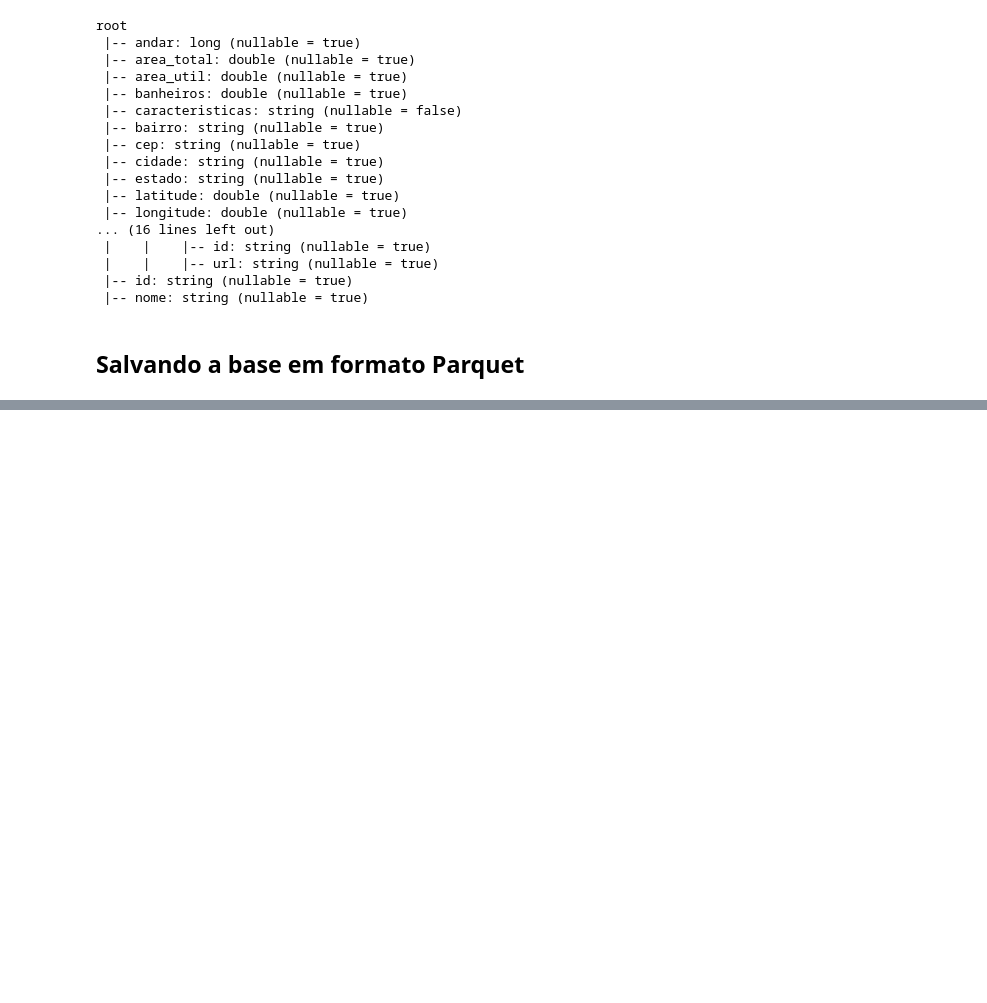
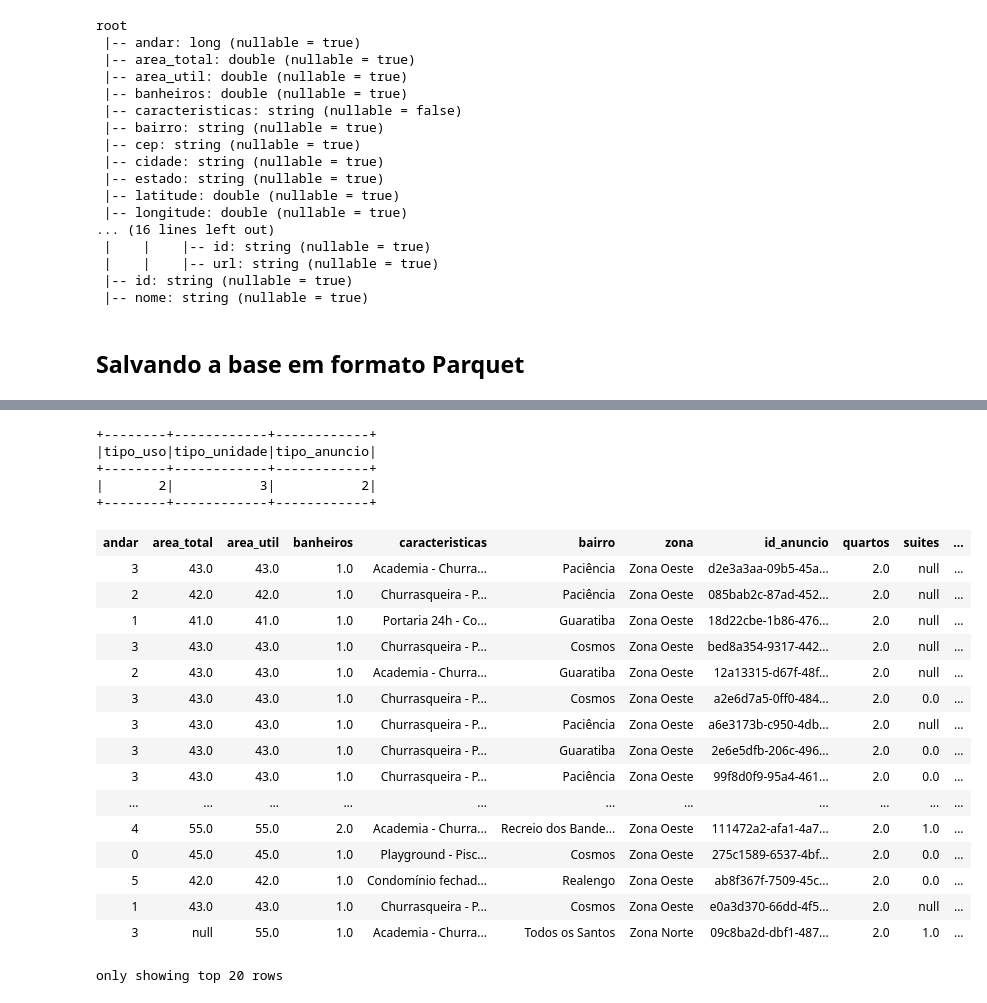
Before and after one commit to marcelinoandre/challengedatascience_2022_nov, a Jupyter notebook: InsightPlaces.ipynb, the cells around one changed output, grey strips where cells are left out. Drawn from its saved outputs; the diff is of its cells as text; code cells hidden in the pictures; blank space fills up the shorter version.

```diff
--- a/InsightPlaces.ipynb
+++ b/InsightPlaces.ipynb
@@ -184,0 +195,7 @@ data_in_prepared.write.mode('overwrite').parquet('./data/data_in_prepared')
+# %%
+# Novo inicio de partida para as analises
+
+data_in_prepared = (
+    spark.read.format('parquet')
+    .load('data/data_in_prepared/')
+)
@@ -184,0 +218,8 @@ data_in_prepared.write.mode('overwrite').parquet('./data/data_in_prepared')
+# %%
+count_unique_records(data_select_tmp)
+# %% [output]
++--------+------------+------------+
+|tipo_uso|tipo_unidade|tipo_anuncio|
++--------+------------+------------+
+|       2|           3|           2|
++--------+------------+------------+
@@ -184,0 +230,41 @@ data_in_prepared.write.mode('overwrite').parquet('./data/data_in_prepared')
+# %%
+# Efetuando o Filtro
+
+data_in_prepared = (
+    data_in_prepared.where(
+        (data_in_prepared.tipo_uso == 'Residencial')
+        & (data_in_prepared.tipo_unidade == 'Apartamento')
+        & (data_in_prepared.tipo_anuncio == 'Usado')
+    )
+)
+# %%
+data_in_prepared = (
+    data_in_prepared
+    .drop('cep')
+    .drop('cidade')
+    .drop('estado')
+    .drop('latitude')
+    .drop('longitude')
+    .drop('pais')
+    .drop('rua')
+)
+# %%
+data_in_prepared
+# %% [output]
+| andar | area_total | area_util | banheiros | caracteristicas | bairro | zona | id_anuncio | quartos | suites | ... |
+| 3 | 43.0 | 43.0 | 1.0 | Academia - Churra... | Paciência | Zona Oeste | d2e3a3aa-09b5-45a... | 2.0 | null | ... |
+| 2 | 42.0 | 42.0 | 1.0 | Churrasqueira - P... | Paciência | Zona Oeste | 085bab2c-87ad-452... | 2.0 | null | ... |
+| 1 | 41.0 | 41.0 | 1.0 | Portaria 24h - Co... | Guaratiba | Zona Oeste | 18d22cbe-1b86-476... | 2.0 | null | ... |
+| 3 | 43.0 | 43.0 | 1.0 | Churrasqueira - P... | Cosmos | Zona Oeste | bed8a354-9317-442... | 2.0 | null | ... |
+| 2 | 43.0 | 43.0 | 1.0 | Academia - Churra... | Guaratiba | Zona Oeste | 12a13315-d67f-48f... | 2.0 | null | ... |
+| 3 | 43.0 | 43.0 | 1.0 | Churrasqueira - P... | Cosmos | Zona Oeste | a2e6d7a5-0ff0-484... | 2.0 | 0.0 | ... |
+| 3 | 43.0 | 43.0 | 1.0 | Churrasqueira - P... | Paciência | Zona Oeste | a6e3173b-c950-4db... | 2.0 | null | ... |
+| 3 | 43.0 | 43.0 | 1.0 | Churrasqueira - P... | Guaratiba | Zona Oeste | 2e6e5dfb-206c-496... | 2.0 | 0.0 | ... |
+| 3 | 43.0 | 43.0 | 1.0 | Churrasqueira - P... | Paciência | Zona Oeste | 99f8d0f9-95a4-461... | 2.0 | 0.0 | ... |
+| ... | ... | ... | ... | ... | ... | ... | ... | ... | ... | ... |
+| 4 | 55.0 | 55.0 | 2.0 | Academia - Churra... | Recreio dos Bande... | Zona Oeste | 111472a2-afa1-4a7... | 2.0 | 1.0 | ... |
+| 0 | 45.0 | 45.0 | 1.0 | Playground - Pisc... | Cosmos | Zona Oeste | 275c1589-6537-4bf... | 2.0 | 0.0 | ... |
+| 5 | 42.0 | 42.0 | 1.0 | Condomínio fechad... | Realengo | Zona Oeste | ab8f367f-7509-45c... | 2.0 | 0.0 | ... |
+| 1 | 43.0 | 43.0 | 1.0 | Churrasqueira - P... | Cosmos | Zona Oeste | e0a3d370-66dd-4f5... | 2.0 | null | ... |
+| 3 | null | 55.0 | 1.0 | Academia - Churra... | Todos os Santos | Zona Norte | 09c8ba2d-dbf1-487... | 2.0 | 1.0 | ... |
+only showing top 20 rows
```
Also changed, not shown: parts of 7 cells of this notebook.
